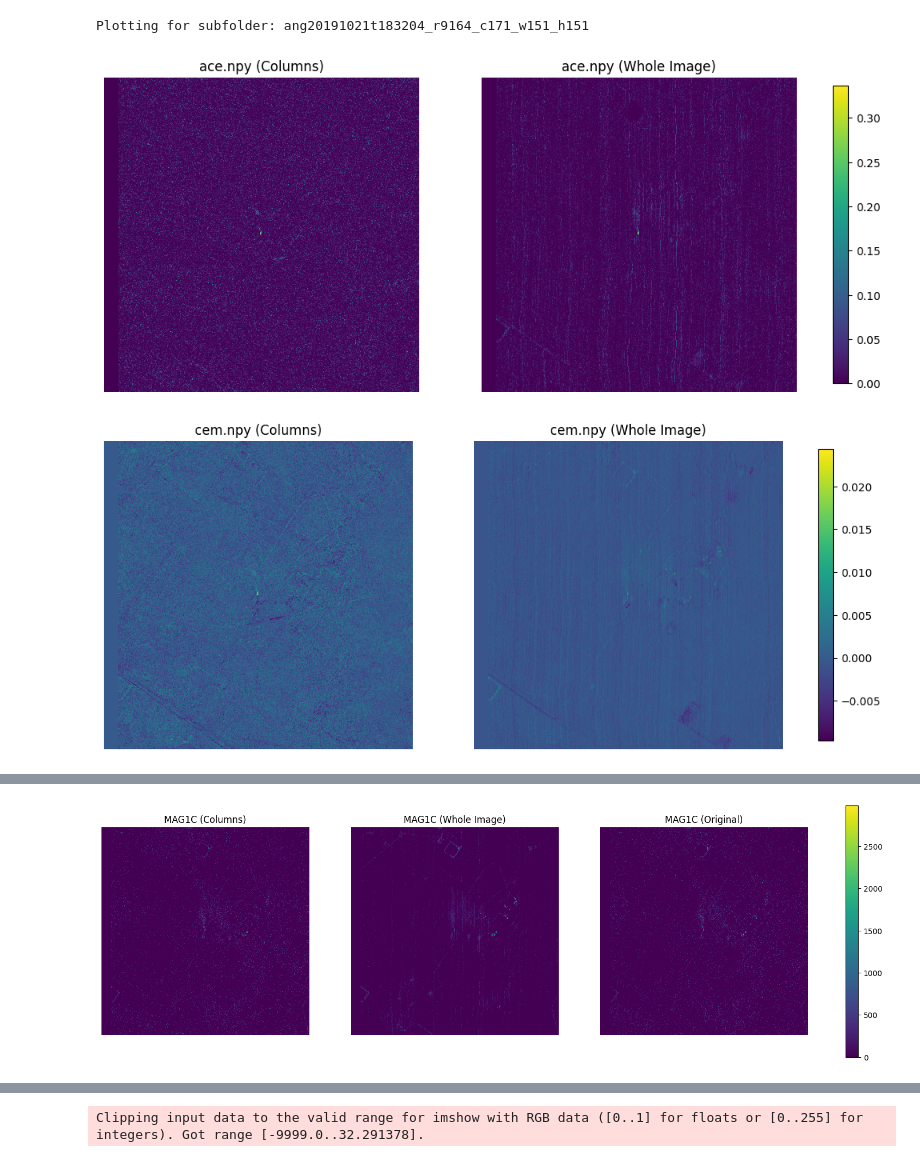
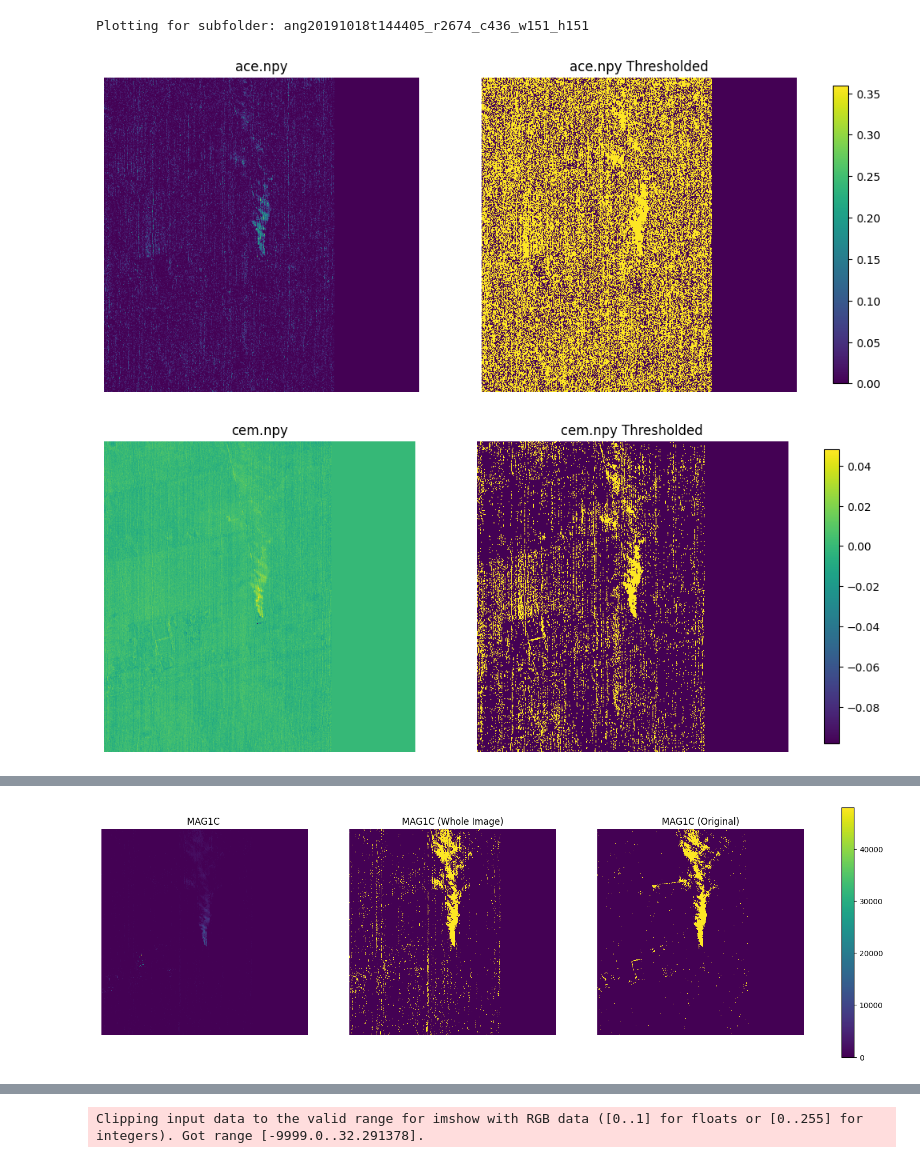
Before and after one commit to zaitra/methane-filters-benchmark, a Jupyter notebook: playbook.ipynb, the cells around one changed output, grey strips where cells are left out. Saved outputs shown, nothing was run; the diff lists cells and outputs as text; code cells hidden in the pictures.

```diff
--- a/playbook.ipynb
+++ b/playbook.ipynb
@@ -13,14 +13,15 @@ filenames = ["ace.npy", "cem.npy", "label.npy", "mag1c.npy", "mf.npy"]
 
 # Get all subfolders in the column path
 subfolders = [f for f in os.listdir(path_columns) if os.path.isdir(os.path.join(path_columns, f))]
-subfolders.sort()  # Ensure sorted order
+#subfolders.sort()  # Ensure sorted order
 
 # Select subfolder based on index_to_plot
-index_to_plot = 200
+index_to_plot = 330
 if index_to_plot >= len(subfolders):
     raise ValueError(f"Index {index_to_plot} is out of range. Only {len(subfolders)} subfolders available.")
 
 subfolder = subfolders[index_to_plot]
+subfolder = "ang20191018t144405_r2674_c436_w151_h151"
 print(f"Plotting for subfolder: {subfolder}")
 
 # Loop through all specified filenames
@@ -34,41 +35,41 @@ for filename in filenames:
     data_whole = np.load(file_whole) if os.path.exists(file_whole) else None
     data_original = np.load(file_original) if os.path.exists(file_original) else None
 
     # Plot based on the file type
     if filename in ["ace.npy", "cem.npy", "mf.npy"]:  # Two images (columns vs whole)
         if data_column is not None and data_whole is not None:
             fig, axes = plt.subplots(1, 2, figsize=(12, 6))
-            axes[0].imshow(data_column, cmap='viridis', interpolation='nearest')
-            axes[0].set_title(f"{filename} (Columns)")
-            axes[1].imshow(data_whole, cmap='viridis', interpolation='nearest')
-            axes[1].set_title(f"{filename} (Whole Image)")
+            axes[0].imshow(data_whole, cmap='viridis', interpolation='nearest')
+            axes[0].set_title(f"{filename}")
+            axes[1].imshow(data_whole > 0.004, cmap='viridis', interpolation='nearest')
+            axes[1].set_title(f"{filename} Thresholded")
             for ax in axes:
                 ax.axis("off")
             plt.colorbar(axes[0].images[0], ax=axes, fraction=0.02)
             plt.show()
 
     elif filename == "mag1c.npy":  # Three images (columns, whole, original)
         if data_column is not None and data_whole is not None and data_original is not None:
             fig, axes = plt.subplots(1, 3, figsize=(18, 6))
-            axes[0].imshow(data_column, cmap='viridis', interpolation='nearest')
-            axes[0].set_title("MAG1C (Columns)")
-            axes[1].imshow(data_whole, cmap='viridis', interpolation='nearest')
+            axes[0].imshow(data_whole, cmap='viridis', interpolation='nearest')
+            axes[0].set_title("MAG1C ")
+            axes[1].imshow(data_whole > 500, cmap='viridis', interpolation='nearest')
             axes[1].set_title("MAG1C (Whole Image)")
-            axes[2].imshow(data_original, cmap='viridis', interpolation='nearest')
+            axes[2].imshow(data_original > 500, cmap='viridis', interpolation='nearest')
             axes[2].set_title("MAG1C (Original)")
             for ax in axes:
                 ax.axis("off")
             plt.colorbar(axes[0].images[0], ax=axes, fraction=0.02)
             plt.show()
 
     elif filename == "label.npy":  # Single image (from any path)
         if data_column is not None:
             plt.figure(figsize=(6, 6))
             plt.imshow(data_column, cmap='viridis', interpolation='nearest')
             plt.title("Label Image")
             plt.axis("off")
             plt.show()
 # %% [output]
-Plotting for subfolder: ang20191021t183204_r9164_c171_w151_h151
+Plotting for subfolder: ang20191018t144405_r2674_c436_w151_h151
-[figure, old version]
+[figure, new version]
-[figure, old version]
+[figure, new version]
@@ -76 +77 @@ Plotting for subfolder: ang20191021t183204_r9164_c171_w151_h151
-[figure, old version]
+[figure, new version]
```
Also changed, not shown: parts of 3 cells of this notebook, 6 other files.
